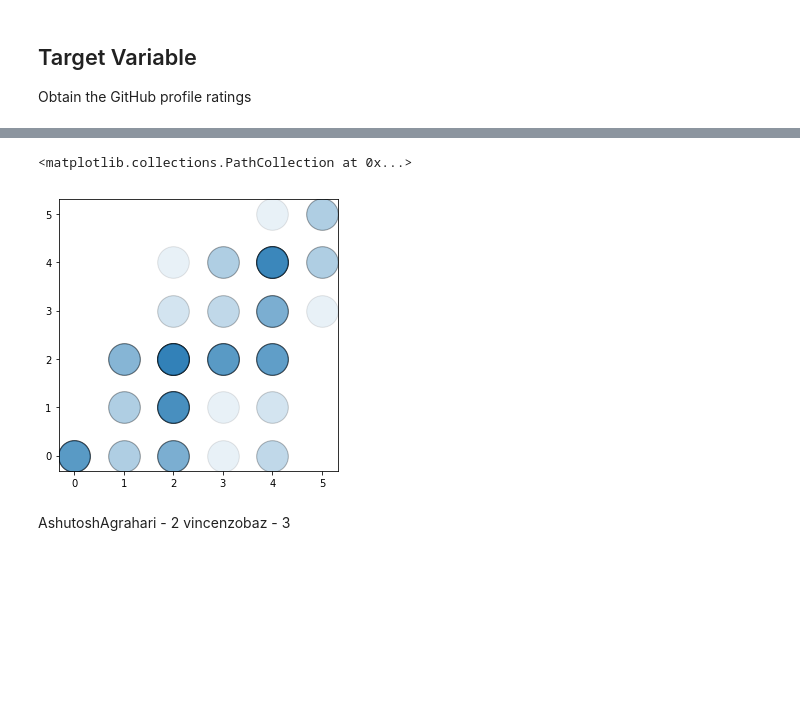
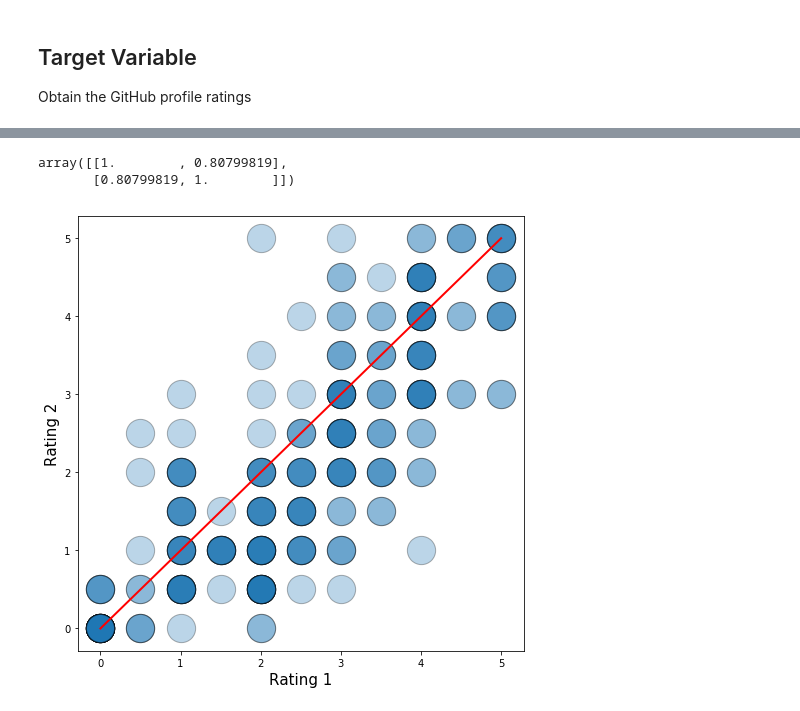
Before and after one commit to conorosully/git-rater, a Jupyter notebook: src/feature_engineering.ipynb, the cells around one changed output, grey strips where cells are left out. Drawn from its saved outputs; the diff is of its cells as text; code cells hidden in the pictures; blank space fills up the shorter version.

Commit message:
Finalised the profile ratings

```diff
--- a/src/feature_engineering.ipynb
+++ b/src/feature_engineering.ipynb
@@ -127,11 +80,17 @@ rating['r2'].value_counts()
 Name: r2, dtype: int64
+# %%
+np.corrcoef(rating['r1'],rating['r2'])
+# %% [output]
+array([[1.        , 0.80799819],
+       [0.80799819, 1.        ]])
 # %%
-plt.subplots(nrows=1, ncols=1,figsize=(5,5))
+plt.subplots(nrows=1, ncols=1,figsize=(8,8))
+plt.scatter(rating['r1'],rating['r2'],s=800,alpha=0.3,edgecolors='#000000')
+plt.ylabel("Rating 2",size=15)
+plt.xlabel('Rating 1',size=15)
 
-plt.scatter(round(rating['r1']),round(rating['r2']),s=1000,alpha=0.1,edgecolors='#000000')
+plt.plot([0, 5], [0, 5], 'r-', lw=2)
+
+plt.savefig('../figures/ratings_1.png',format='png')
 # %% [output]
-<matplotlib.collections.PathCollection at 0x...>
-[figure, old version]
+[figure, new version]
-# %% [markdown]
-AshutoshAgrahari - 2
-vincenzobaz - 3
```
Also changed, not shown: parts of 13 cells of this notebook, 1 other file.
